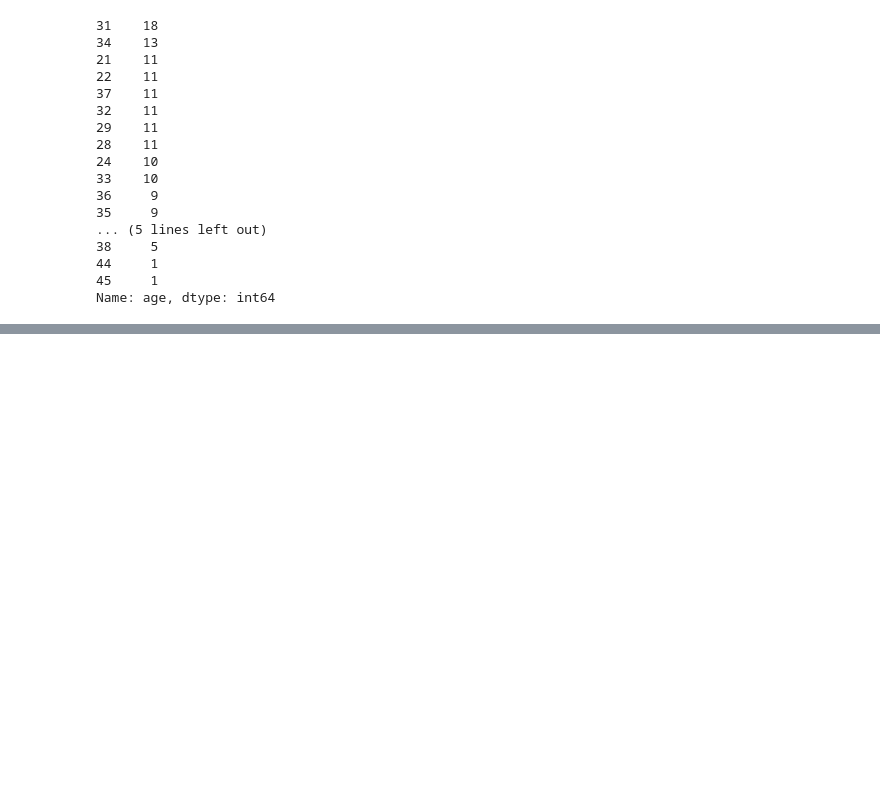
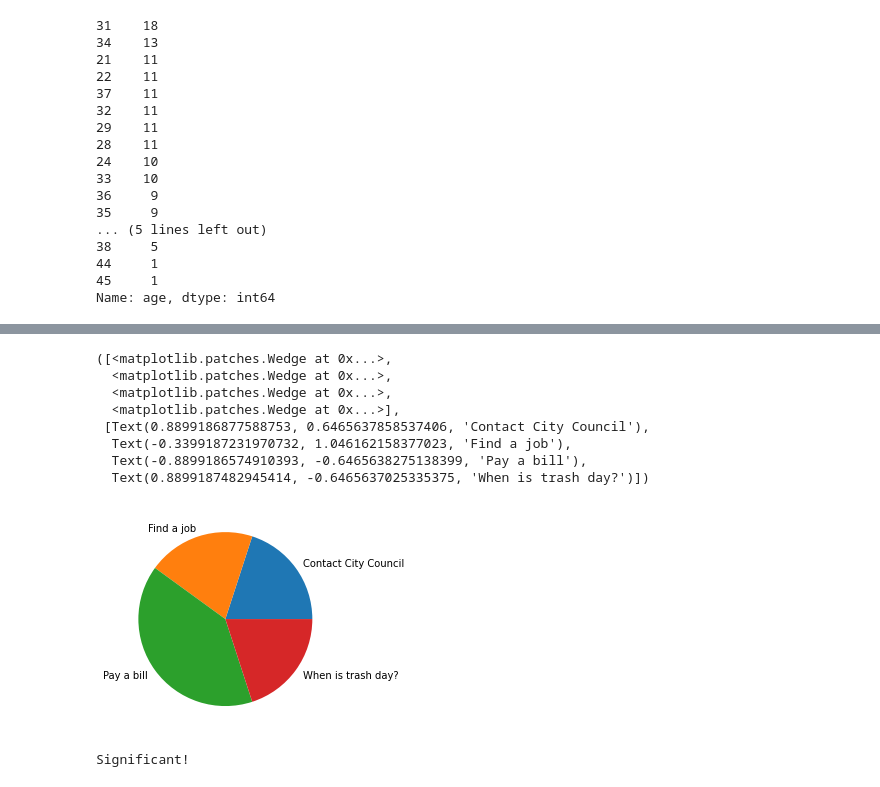
Before and after one commit to dnlsyfq/py_dataanalystpath, a Jupyter notebook: workbook.ipynb, the cells around one changed output, grey strips where cells are left out. Cells and saved outputs as stored; diff of their text form; code cells hidden in the pictures; blank space fills up the shorter version.

```diff
--- a/workbook.ipynb
+++ b/workbook.ipynb
@@ -122,0 +171,41 @@ df.head()
+# %%
+survey_result = df.groupby('website_goal').first_name.count()
+# %%
+plt.pie(survey_result.values,labels=survey_result.index)
+# %% [output]
+([<matplotlib.patches.Wedge at 0x...>,
+  <matplotlib.patches.Wedge at 0x...>,
+  <matplotlib.patches.Wedge at 0x...>,
+  <matplotlib.patches.Wedge at 0x...>],
+ [Text(0.8899186877588753, 0.6465637858537406, 'Contact City Council'),
+  Text(-0.3399187231970732, 1.046162158377023, 'Find a job'),
+  Text(-0.8899186574910393, -0.6465638275138399, 'Pay a bill'),
+  Text(0.8899187482945414, -0.6465637025335375, 'When is trash day?')])
+[figure, added]
+# %%
+# Load modules
+from scipy.stats import chi2_contingency
+
+# Record Data from Google Analytics
+control_group = 7700
+variant_group = 7700
+control_success = 231
+variant_success = 308
+control_fail = control_group - control_success
+variant_fail = variant_group - variant_success
+
+# Perform Chi2 Test
+results = chi2_contingency([
+  [control_fail, control_success],
+  [variant_fail, variant_success]
+])
+
+p = results[1]
+
+# Paste Code Here:
+if p < 0.05:
+    print("Significant!")
+if p > 0.05:
+    print("Not significant!")
+# %% [output]
+Significant!
```
Also changed, not shown: parts of 7 cells of this notebook, 1 other file.
